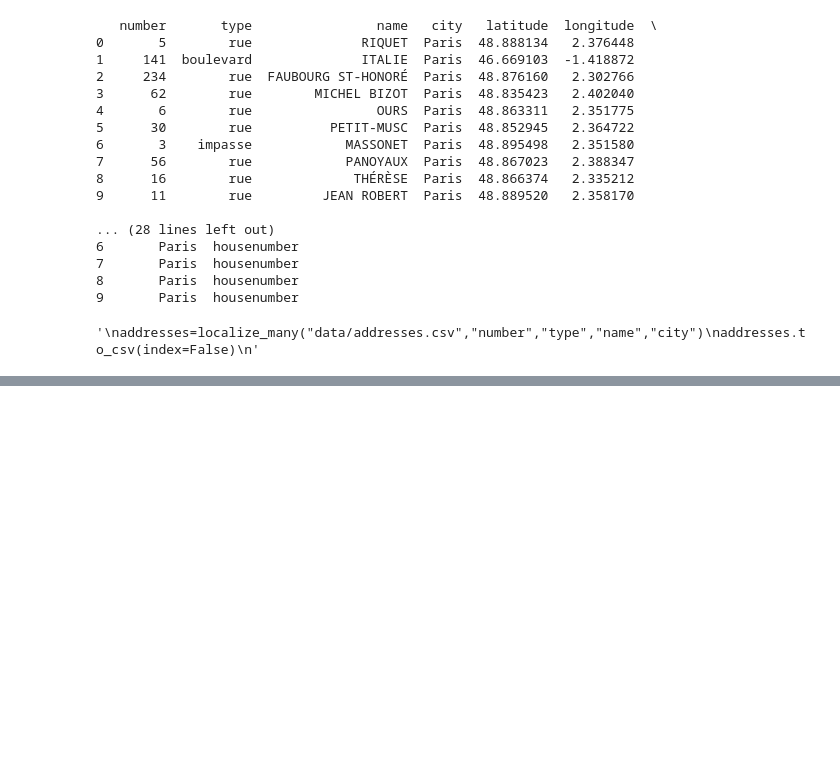
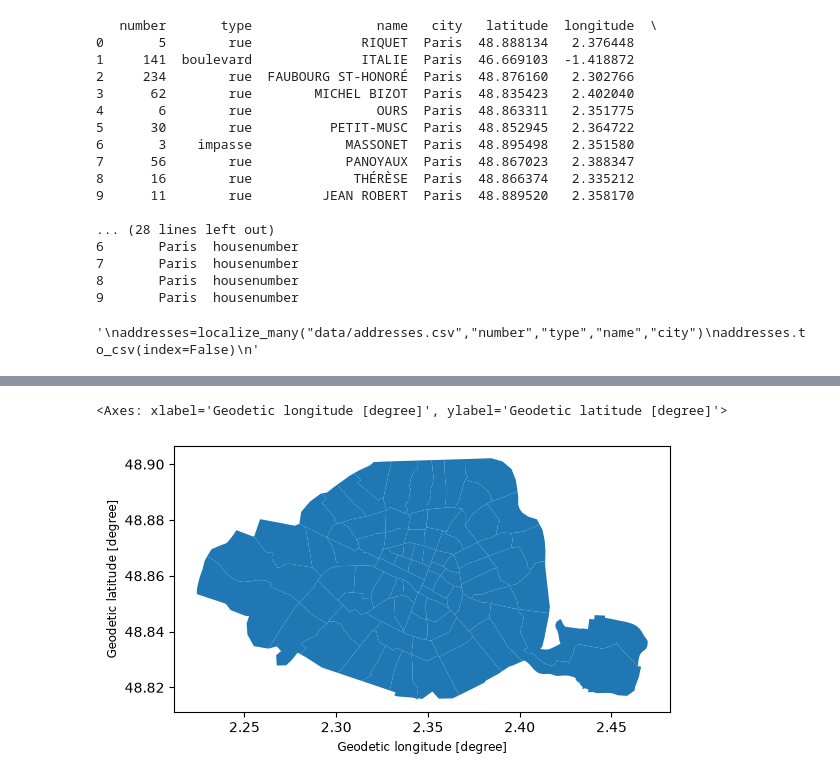
Before and after one commit to virgilecornilliat/TP5-geoloc, a Jupyter notebook: main.ipynb, the cells around one changed output, grey strips where cells are left out. Cells and saved outputs as stored; diff of their text form; code cells hidden in the pictures; blank space fills up the shorter version.

Commit message:
quartiers

```diff
--- a/main.ipynb
+++ b/main.ipynb
@@ -228,0 +255,27 @@ Name: 19, dtype: object
+# %%
+# Les quartiers de Paris
+
+import geopandas as gpd
+
+# ça se lit facilement
+quartiers = gpd.read_file("data/quartier_paris.zip", encoding="utf8")
+
+# et le résultat est .. une dataframe
+type(quartiers)
+
+# affichage :
+
+quartiers
+
+# et on peut même l'afficher sommairement avec matplotlib
+# bon c'est loin d'être parfait mais ça nous suffit à ce stade
+# on va voir plus loin comment incorporer ça dans la carte
+
+
+
+import matplotlib.pyplot
+
+quartiers.plot()
+# %% [output]
+<Axes: xlabel='Geodetic longitude [degree]', ylabel='Geodetic latitude [degree]'>
+[figure, added]
```
Also changed, not shown: parts of 1 cell of this notebook.
